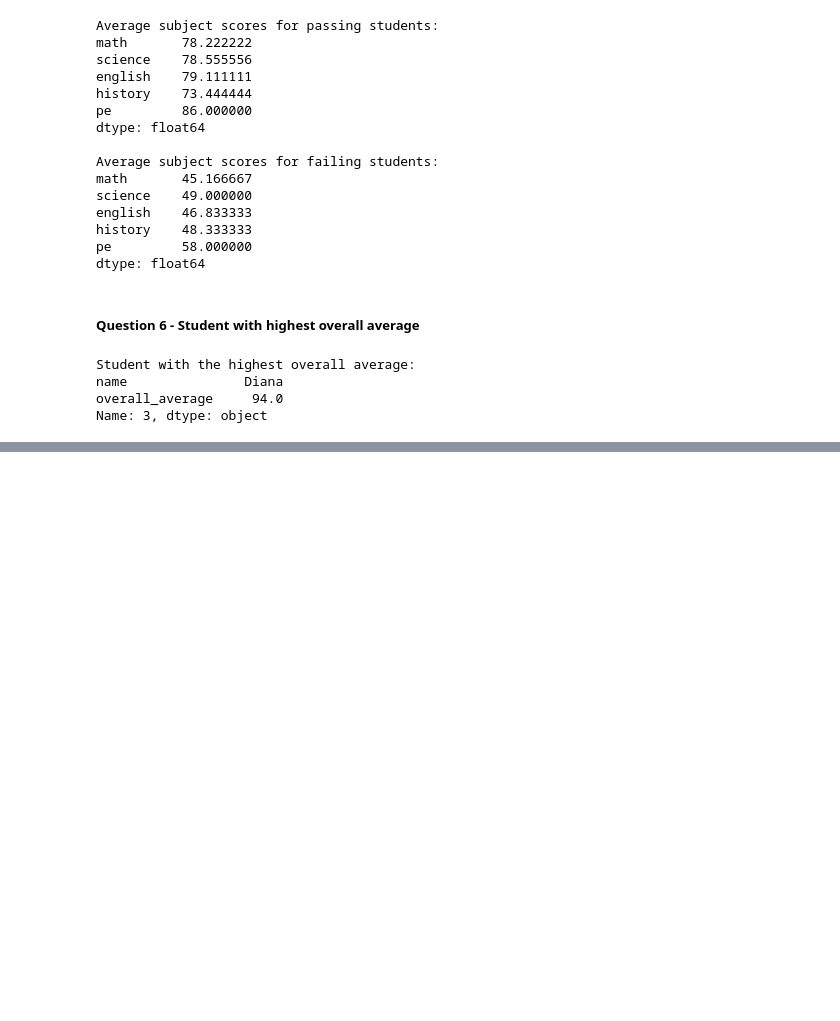
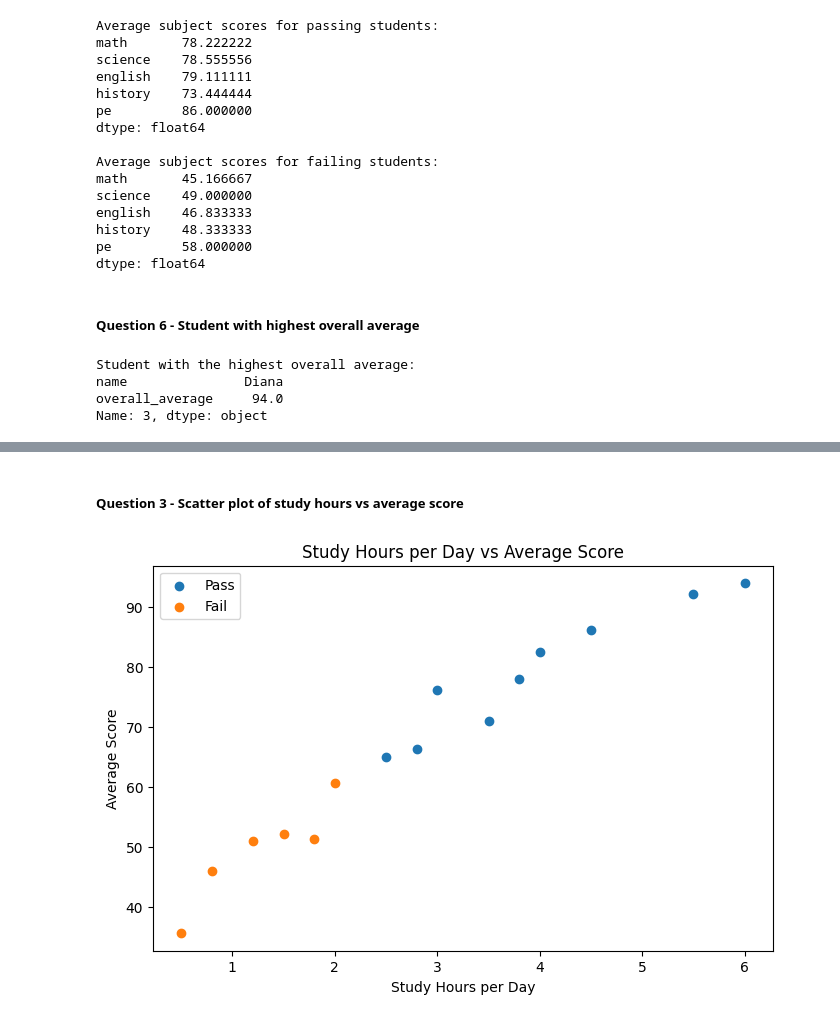
Before and after one commit to amanxgiri/Student_Performance_Analysis, a Jupyter notebook: part4_visualization_ml.ipynb, the cells around one changed output, grey strips where cells are left out. Cells and saved outputs as stored; diff of their text form; code cells hidden in the pictures; blank space fills up the shorter version.

```diff
--- a/part4_visualization_ml.ipynb
+++ b/part4_visualization_ml.ipynb
@@ -146,0 +199,24 @@ Name: 3, dtype: object
+# %% [markdown]
+##### Question 3 - Scatter plot of study hours vs average score
+# %%
+# creating pass and fail students
+pass_students = df[df["passed"] == 1]
+fail_students = df[df["passed"] == 0]
+
+# creating the plot area
+plt.figure(figsize=(8, 5))
+
+# scatter plot
+plt.scatter(pass_students["study_hours_per_day"], pass_students["avg_score"], label="Pass")
+plt.scatter(fail_students["study_hours_per_day"], fail_students["avg_score"], label="Fail")
+
+plt.title("Study Hours per Day vs Average Score")
+plt.xlabel("Study Hours per Day")
+plt.ylabel("Average Score")
+plt.legend()
+
+# saving the plot and displaying it
+plt.savefig("plot3_scatter.png")
+plt.show()
+# %% [output]
+[figure, added]
```
Also changed, not shown: parts of 10 cells of this notebook, 5 other files.
